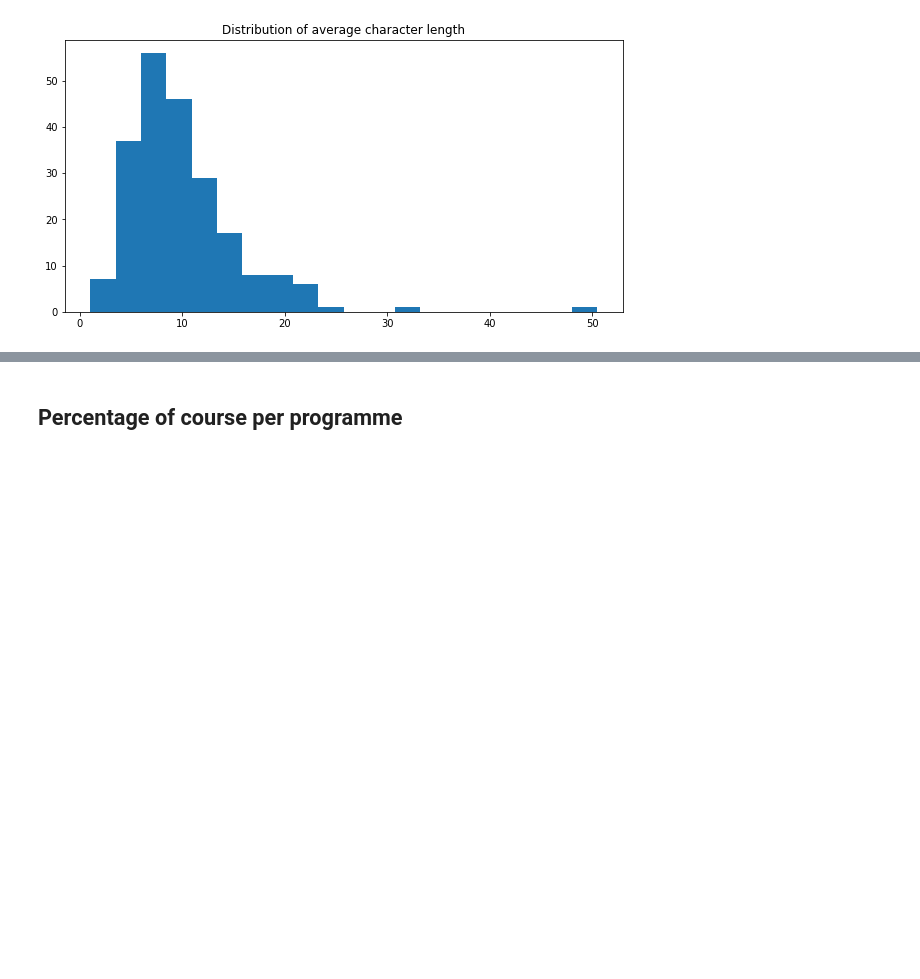
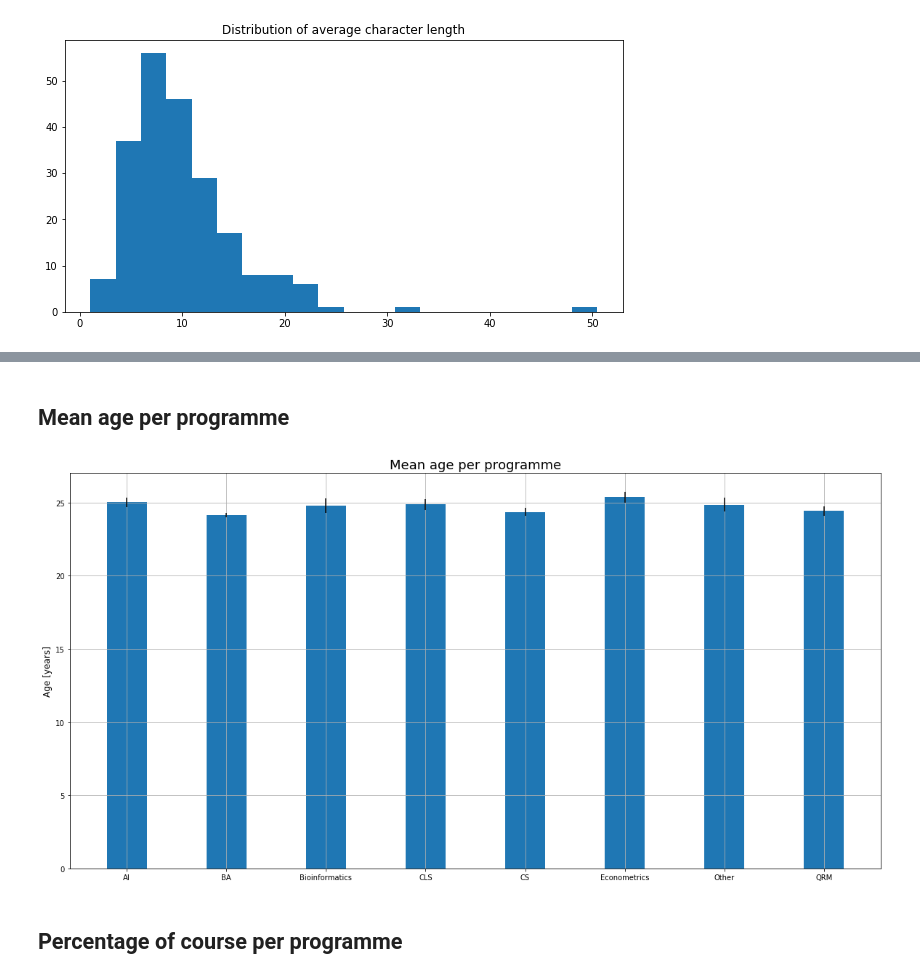
Before and after one commit to silesbu/dmt41, a Jupyter notebook: assignment1/analysis_task_1.ipynb, the cells around one changed output, grey strips where cells are left out. Saved outputs shown, nothing was run; the diff lists cells and outputs as text; code cells hidden in the pictures; blank space fills up the shorter version.

```diff
--- a/assignment1/analysis_task_1.ipynb
+++ b/assignment1/analysis_task_1.ipynb
@@ -246,17 +302,0 @@ Name: birthday, dtype: object
-# %%
-# Retrieve rough estimate for age from birthyears in birthdays
-age = df["birthday"].copy()[1:]
-
-for i in range(1,len(age)+1):
-    match = re.search("19[0-9][0-9]",age[i])
-
-    if match:
-        age[i] = 2018 - int(match.group())
-    else:
-        age[i] = np.nan
-
-average_age = age.mean()
-age.name = "Age"
-age.fillna(average_age,inplace=True)
-
-age.value_counts()
@@ -279,3 +419,34 @@ Name: Age, dtype: int64
+# %% [markdown]
+## Mean age per programme
+# %%
+programme_array = np.argmax(programme.values,axis=1)
+age_array = age.values
+
+mean_age = np.empty(programme.shape[1])
+std_age = np.empty(programme.shape[1])
+
+
+for i in range(8):
+    prog_instances = np.where(programme_array == i)
+
+    mean_age[i] = age_array[prog_instances].mean()
+    var_age = np.sum((age_array[prog_instances] - mean_age[i])**2) / (age_array[prog_instances].size - 1)
+    std_age[i] = np.sqrt(var_age / age_array[prog_instances].size)
+
+
+x_values = np.arange(0,2*(max(programme_array)+1),2)
+
+plt.figure(figsize=(20,10))
+plt.title("Mean age per programme",fontsize=18)
+plt.ylabel("Age [years]",fontsize=12)
+plt.grid(True)
+
+plt.bar(x_values,mean_age,yerr=std_age)
+
+plt.xticks(x_values,["AI","BA","Bioinformatics","CLS","CS","Econometrics","Other","QRM"])
+plt.show()
+# %% [output]
+[figure, added]
 # %% [markdown]
 ## Percentage of course per programme
 # %%
```
Also changed, not shown: parts of 34 cells of this notebook.
